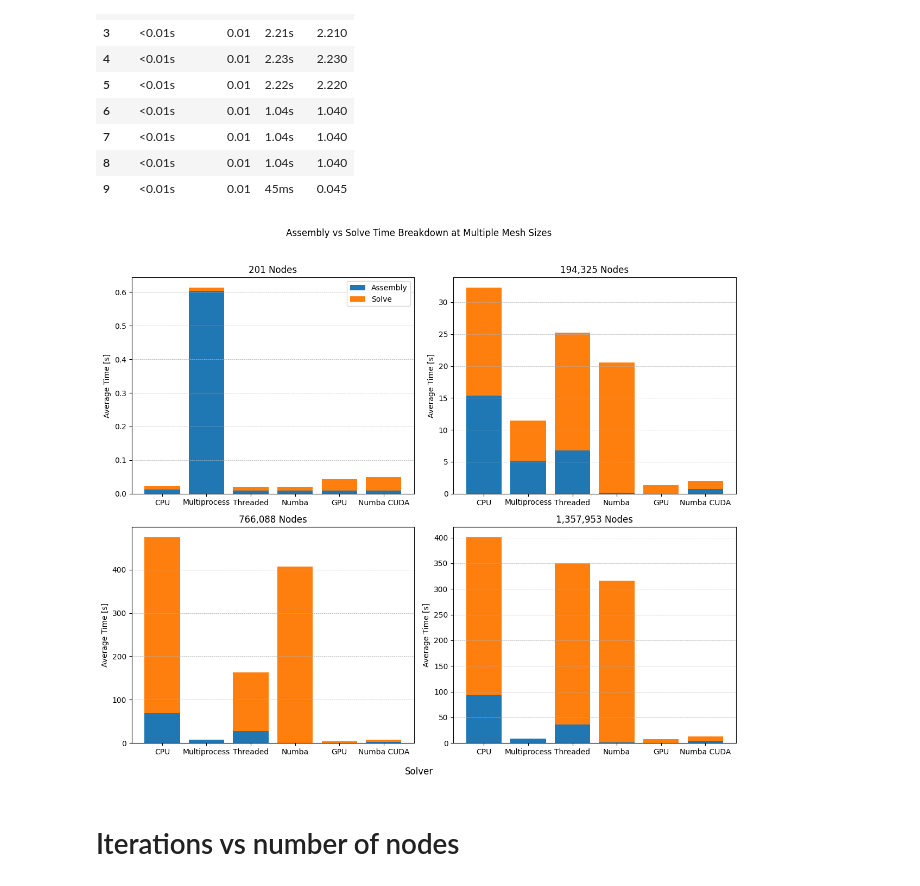
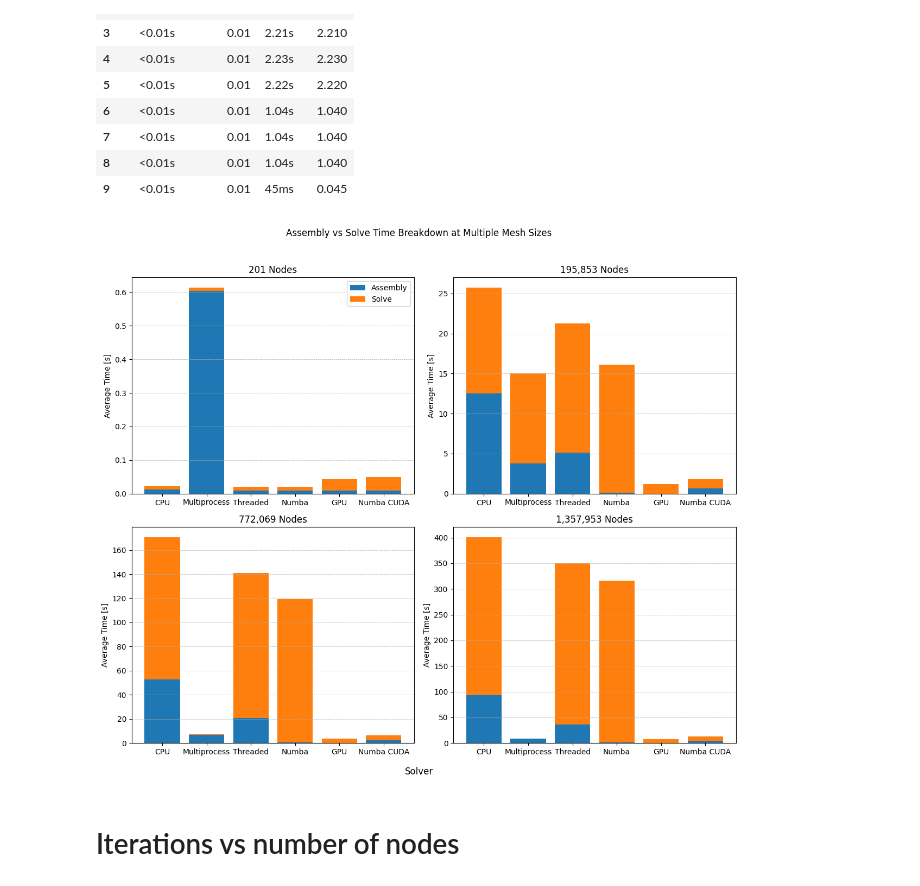
Before and after one commit to logus2k/cgad_pro, a Jupyter notebook: plots/Plot.ipynb, the cells around one changed output. Saved outputs shown, nothing was run; the diff lists cells and outputs as text; code cells hidden in the pictures.

Commit message:
Plot update

```diff
--- a/plots/Plot.ipynb
+++ b/plots/Plot.ipynb
@@ -859,8 +859,13 @@ if len(common_nodes) < 4:
 common_nodes = sorted(common_nodes)
 
 # Select 4 representative mesh sizes
-idx = np.linspace(0, len(common_nodes) - 1, 4, dtype=int)
-selected_nodes = [common_nodes[i] for i in idx]
+
+df_y = df_all[df_all["Model"] == "Y-Shaped"]
+
+nodes_sorted = sorted(df_y["Nodes"].unique())
+
+idx = np.linspace(0, len(nodes_sorted) - 1, 4, dtype=int)
+selected_nodes = [nodes_sorted[i] for i in idx]
 
 # -------------------------------
 # Prepare figure (independent y-axes)
@@ -904,34 +909,34 @@ for ax, nodes in zip(axes, selected_nodes):
         label="Solve"
     )
 
     ax.set_title(f"{nodes:,} Nodes")
     ax.set_ylabel("Average Time [s]")
     ax.grid(True, axis="y", linestyle="--", linewidth=0.5)
 
 # -------------------------------
 # Shared labels and legend
 # -------------------------------
 fig.supxlabel("Solver")
 fig.suptitle("Assembly vs Solve Time Breakdown at Multiple Mesh Sizes", y=1.02)
 
 # Legend only once
 axes[0].legend()
 
 plt.tight_layout()
 
 # -------------------------------
 # Save (always)
 # -------------------------------
 fig.savefig(
     "assembly_vs_solve_breakdown_2x2_mesh_sizes.svg",
     format="svg",
     bbox_inches="tight",
     dpi=300
 )
 
 plt.show()
 # %% [output]
-[figure, old version]
+[figure, new version]
 # %% [markdown]
 # Iterations vs number of nodes
 # %%
```
Also changed, not shown: parts of 3 cells of this notebook, 7 other files.
